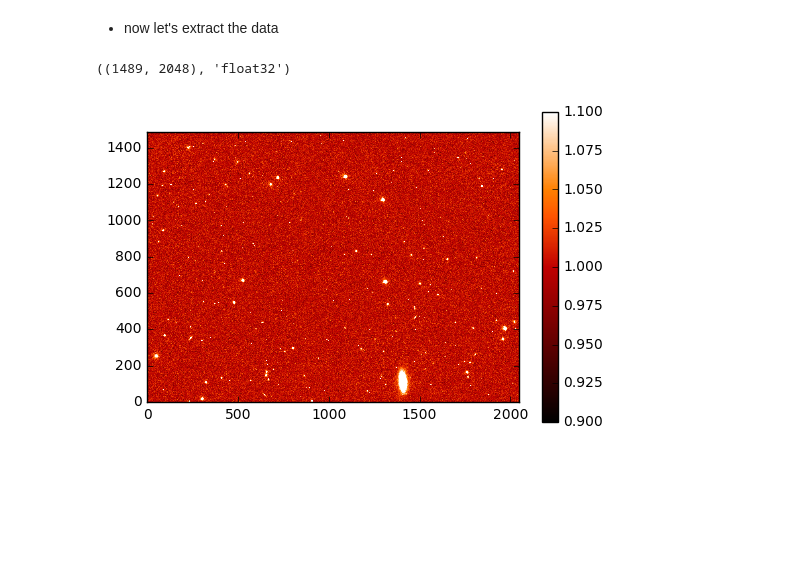
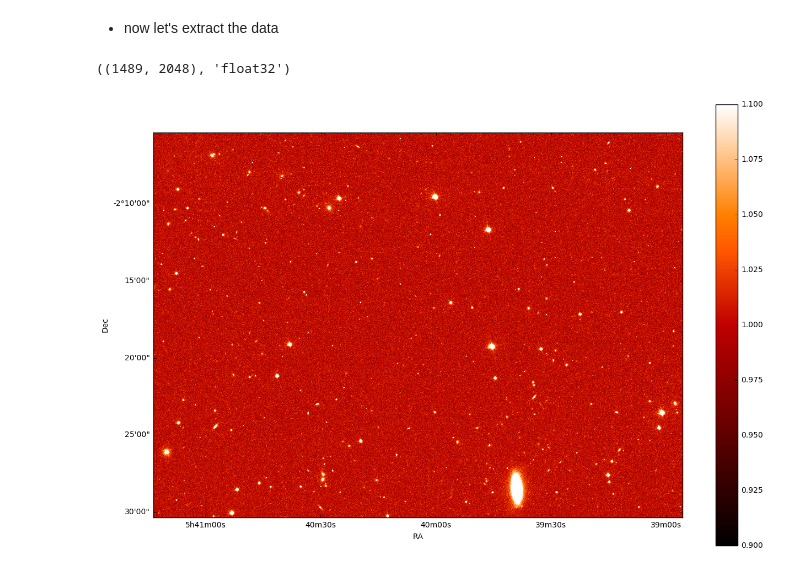
Before and after one commit to astrojarred/JarredsNotes, a Jupyter notebook: Lecture_Notes.ipynb, the cells around one changed output. Saved outputs shown, nothing was run; the diff lists cells and outputs as text; code cells hidden in the pictures; blank space fills up the shorter version.

```diff
--- a/Lecture_Notes.ipynb
+++ b/Lecture_Notes.ipynb
@@ -2597,11 +2597,21 @@ No.    Name         Type      Cards   Dimensions   Format
 # %%
 header = hdulist[0].header
 data = hdulist[0].data #image in lst extension
 print (data.shape, data.dtype.name)
 
+fig = plt.figure()
+ax = fig.add_axes([0.1,0.1,2,2], projection=cutout.wcs)
+ax.set_xlabel('RA')
+ax.set_ylabel('Dec')
+ax.imshow(np.sqrt(data+1.),origin='lower', cmap='gist_heat', vmax=1.1,vmin=0.9)
+ra = ax.coords[0]
+ra.set_major_formatter('hh:mm:ss')
+dec = ax.coords[1]
+dec.set_major_formatter('dd:mm:ss');
+
 import numpy as np
 plt.imshow(np.sqrt(data+1.),origin='lower', cmap='gist_heat', vmax=1.1,vmin=0.9)
 plt.colorbar();
 # %% [output]
 ((1489, 2048), 'float32')
-[figure, old version]
+[figure, new version]
```
